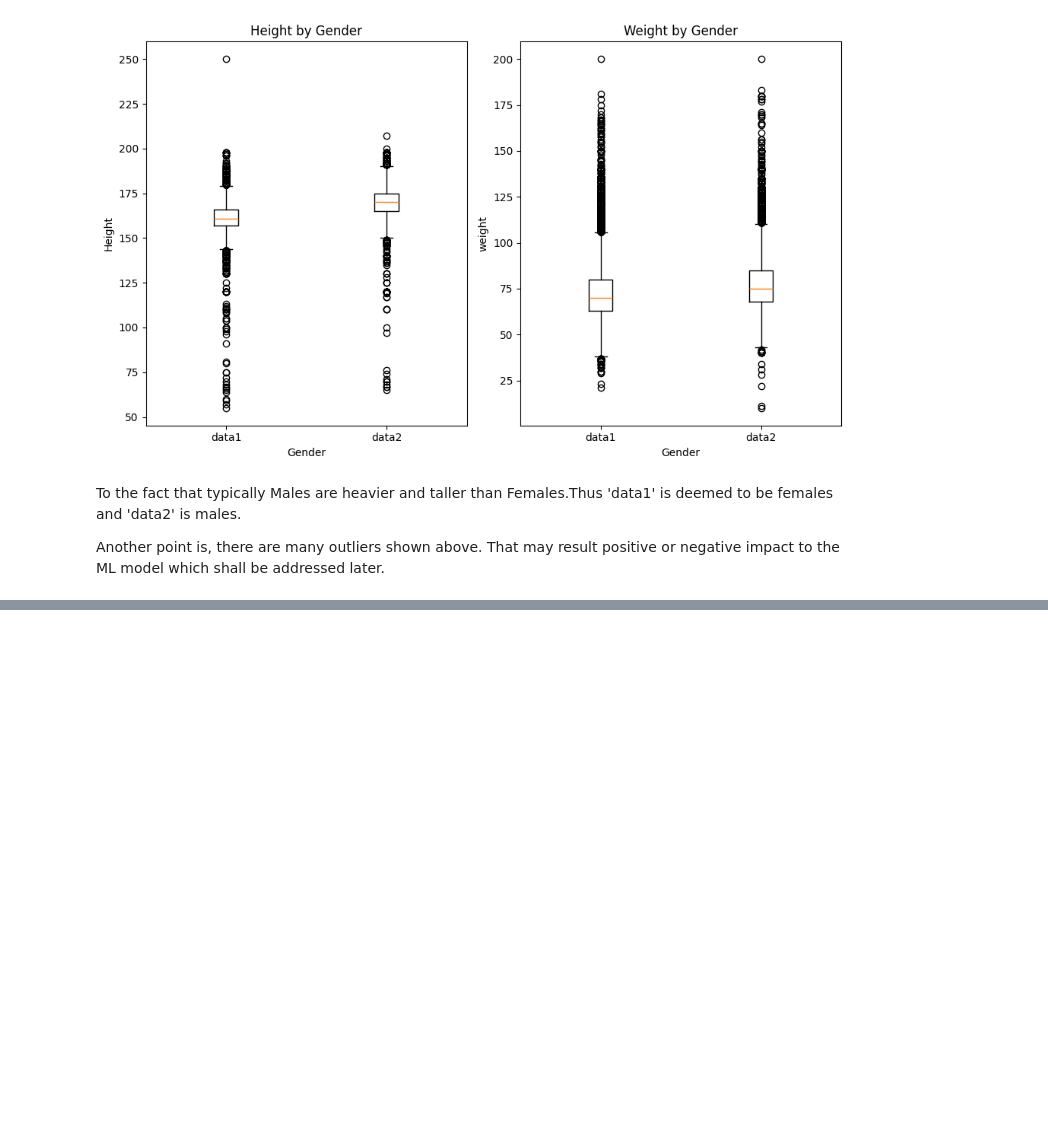
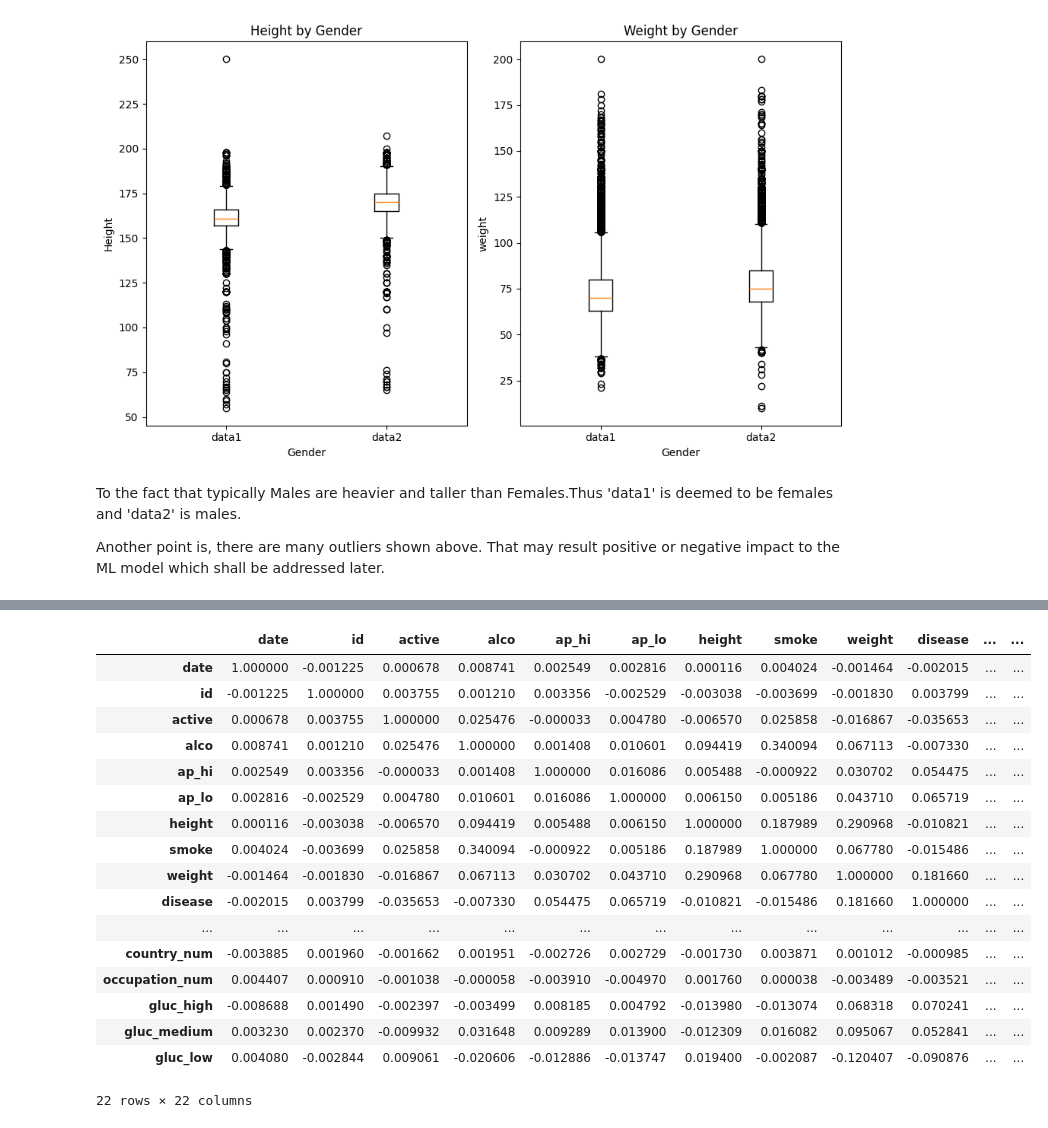
Before and after one commit to jeffatgithub/ntuchealth, a Jupyter notebook: main.ipynb, the cells around one changed output, grey strips where cells are left out. Drawn from its saved outputs; the diff is of its cells as text; code cells hidden in the pictures; blank space fills up the shorter version.

```diff
--- a/main.ipynb
+++ b/main.ipynb
@@ -143,0 +250,23 @@ data_df.loc[data_df['cholesterol'] == 3, 'cholesterol_high'] = 1
+# %%
+#data_df['gluc'].unique()
+
+data_df.corr()
+# %% [output]
+|  | date | id | active | alco | ap_hi | ap_lo | height | smoke | weight | disease | ... | ... |
+| date | 1.000000 | -0.001225 | 0.000678 | 0.008741 | 0.002549 | 0.002816 | 0.000116 | 0.004024 | -0.001464 | -0.002015 | ... | ... |
+| id | -0.001225 | 1.000000 | 0.003755 | 0.001210 | 0.003356 | -0.002529 | -0.003038 | -0.003699 | -0.001830 | 0.003799 | ... | ... |
+| active | 0.000678 | 0.003755 | 1.000000 | 0.025476 | -0.000033 | 0.004780 | -0.006570 | 0.025858 | -0.016867 | -0.035653 | ... | ... |
+| alco | 0.008741 | 0.001210 | 0.025476 | 1.000000 | 0.001408 | 0.010601 | 0.094419 | 0.340094 | 0.067113 | -0.007330 | ... | ... |
+| ap_hi | 0.002549 | 0.003356 | -0.000033 | 0.001408 | 1.000000 | 0.016086 | 0.005488 | -0.000922 | 0.030702 | 0.054475 | ... | ... |
+| ap_lo | 0.002816 | -0.002529 | 0.004780 | 0.010601 | 0.016086 | 1.000000 | 0.006150 | 0.005186 | 0.043710 | 0.065719 | ... | ... |
+| height | 0.000116 | -0.003038 | -0.006570 | 0.094419 | 0.005488 | 0.006150 | 1.000000 | 0.187989 | 0.290968 | -0.010821 | ... | ... |
+| smoke | 0.004024 | -0.003699 | 0.025858 | 0.340094 | -0.000922 | 0.005186 | 0.187989 | 1.000000 | 0.067780 | -0.015486 | ... | ... |
+| weight | -0.001464 | -0.001830 | -0.016867 | 0.067113 | 0.030702 | 0.043710 | 0.290968 | 0.067780 | 1.000000 | 0.181660 | ... | ... |
+| disease | -0.002015 | 0.003799 | -0.035653 | -0.007330 | 0.054475 | 0.065719 | -0.010821 | -0.015486 | 0.181660 | 1.000000 | ... | ... |
+| ... | ... | ... | ... | ... | ... | ... | ... | ... | ... | ... | ... | ... |
+| country_num | -0.003885 | 0.001960 | -0.001662 | 0.001951 | -0.002726 | 0.002729 | -0.001730 | 0.003871 | 0.001012 | -0.000985 | ... | ... |
+| occupation_num | 0.004407 | 0.000910 | -0.001038 | -0.000058 | -0.003910 | -0.004970 | 0.001760 | 0.000038 | -0.003489 | -0.003521 | ... | ... |
+| gluc_high | -0.008688 | 0.001490 | -0.002397 | -0.003499 | 0.008185 | 0.004792 | -0.013980 | -0.013074 | 0.068318 | 0.070241 | ... | ... |
+| gluc_medium | 0.003230 | 0.002370 | -0.009932 | 0.031648 | 0.009289 | 0.013900 | -0.012309 | 0.016082 | 0.095067 | 0.052841 | ... | ... |
+| gluc_low | 0.004080 | -0.002844 | 0.009061 | -0.020606 | -0.012886 | -0.013747 | 0.019400 | -0.002087 | -0.120407 | -0.090876 | ... | ... |
+22 rows × 22 columns
```
Also changed, not shown: parts of 16 cells of this notebook.
